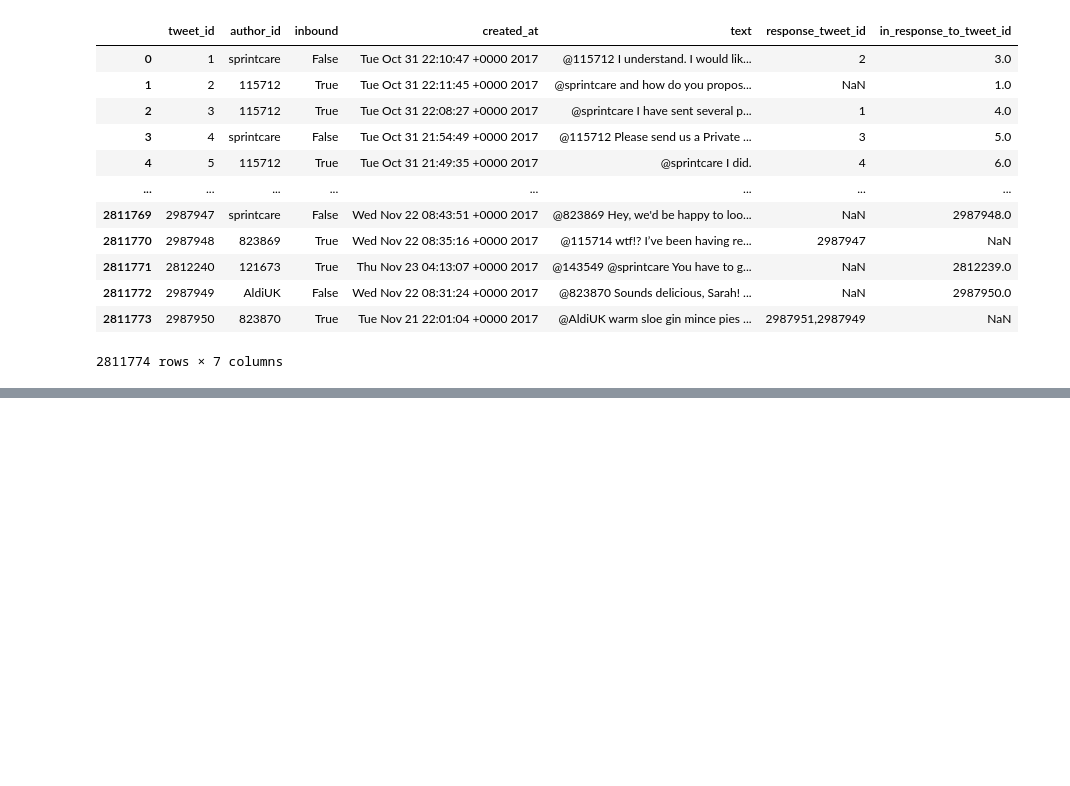
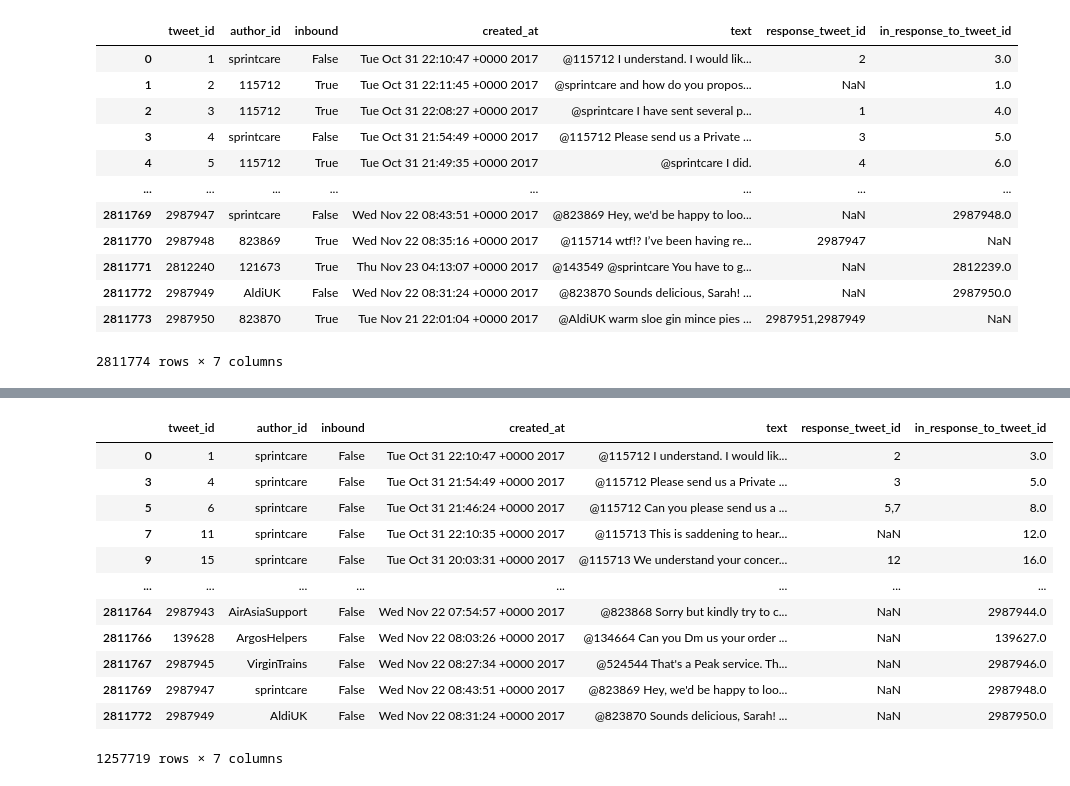
Before and after one commit to rudimentos/Social-Media_Machine-Learning_project, a Jupyter notebook: twcs_jyp.ipynb, the cells around one changed output, grey strips where cells are left out. Cells and saved outputs as stored; diff of their text form; code cells hidden in the pictures; blank space fills up the shorter version.

```diff
--- a/twcs_jyp.ipynb
+++ b/twcs_jyp.ipynb
@@ -56,0 +52,17 @@ df1
+# %%
+df3 = df[~df['author_id'].str.contains(r'\d', na=False)]
+df3
+# %% [output]
+|  | tweet_id | author_id | inbound | created_at | text | response_tweet_id | in_response_to_tweet_id |
+| 0 | 1 | sprintcare | False | Tue Oct 31 22:10:47 +0000 2017 | @115712 I understand. I would lik... | 2 | 3.0 |
+| 3 | 4 | sprintcare | False | Tue Oct 31 21:54:49 +0000 2017 | @115712 Please send us a Private ... | 3 | 5.0 |
+| 5 | 6 | sprintcare | False | Tue Oct 31 21:46:24 +0000 2017 | @115712 Can you please send us a ... | 5,7 | 8.0 |
+| 7 | 11 | sprintcare | False | Tue Oct 31 22:10:35 +0000 2017 | @115713 This is saddening to hear... | NaN | 12.0 |
+| 9 | 15 | sprintcare | False | Tue Oct 31 20:03:31 +0000 2017 | @115713 We understand your concer... | 12 | 16.0 |
+| ... | ... | ... | ... | ... | ... | ... | ... |
+| 2811764 | 2987943 | AirAsiaSupport | False | Wed Nov 22 07:54:57 +0000 2017 | @823868 Sorry but kindly try to c... | NaN | 2987944.0 |
+| 2811766 | 139628 | ArgosHelpers | False | Wed Nov 22 08:03:26 +0000 2017 | @134664 Can you Dm us your order ... | NaN | 139627.0 |
+| 2811767 | 2987945 | VirginTrains | False | Wed Nov 22 08:27:34 +0000 2017 | @524544 That's a Peak service. Th... | NaN | 2987946.0 |
+| 2811769 | 2987947 | sprintcare | False | Wed Nov 22 08:43:51 +0000 2017 | @823869 Hey, we'd be happy to loo... | NaN | 2987948.0 |
+| 2811772 | 2987949 | AldiUK | False | Wed Nov 22 08:31:24 +0000 2017 | @823870 Sounds delicious, Sarah! ... | NaN | 2987950.0 |
+1257719 rows × 7 columns
```
Also changed, not shown: parts of 8 cells of this notebook.
